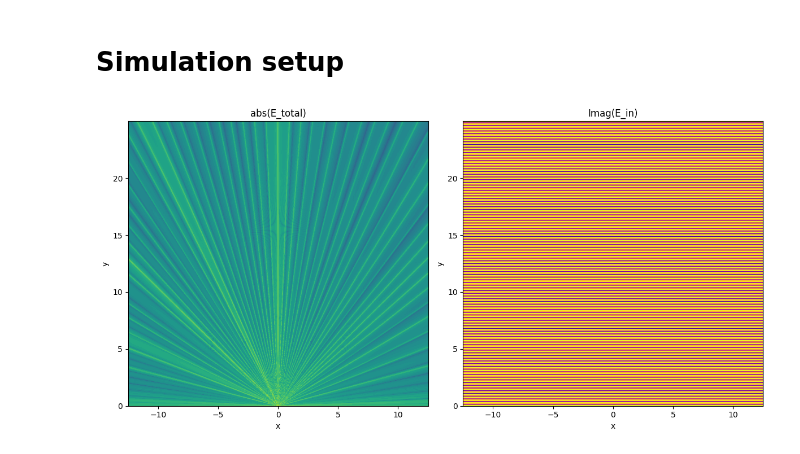
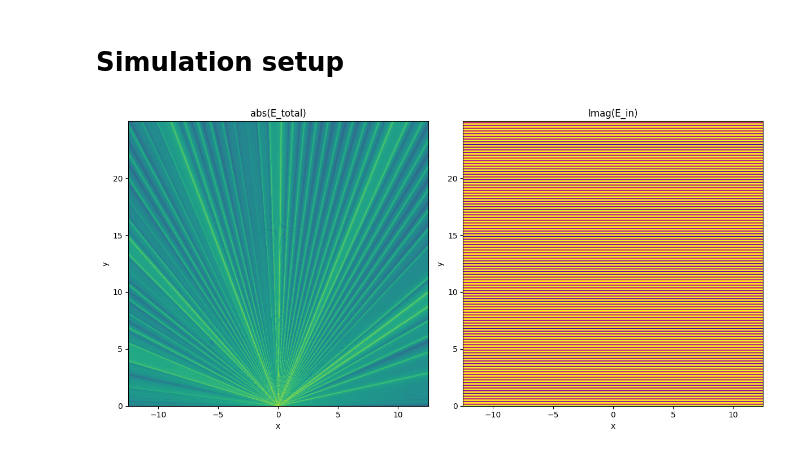
Before and after one commit to simon-fredrich/dmd_simulator, a Jupyter notebook: src/simulation_1d.ipynb, the cells around one changed output. Drawn from its saved outputs; the diff is of its cells as text; code cells hidden in the pictures.

```diff
--- a/src/simulation_1d.ipynb
+++ b/src/simulation_1d.ipynb
@@ -134,21 +134,21 @@ dmd_test.display_dmd()
 # Simulation setup
 # %%
 # initiate dmd
-dmd = Dmd(tilt_angle=45,
+dmd = Dmd(tilt_angle=12,
            mirror_size=13.7e-6,
            mirror_gap=0.1e-6,
            nr_x=30,
            nr_sources_per_mirror=10)
 
 # initiate simulation
 sim = Simulation(dmd=dmd,
                  incident_angle=90,
                  wavelength=532e-9,
                  field_dimensions=(25, 25),
                  res=50,
                  source_type="spherical")
 
 E_total = sim.get_E_total()
 sim.display_field(E_total)
 # %% [output]
-[figure, old version]
+[figure, new version]
```
Also changed, not shown: 9 other files.
